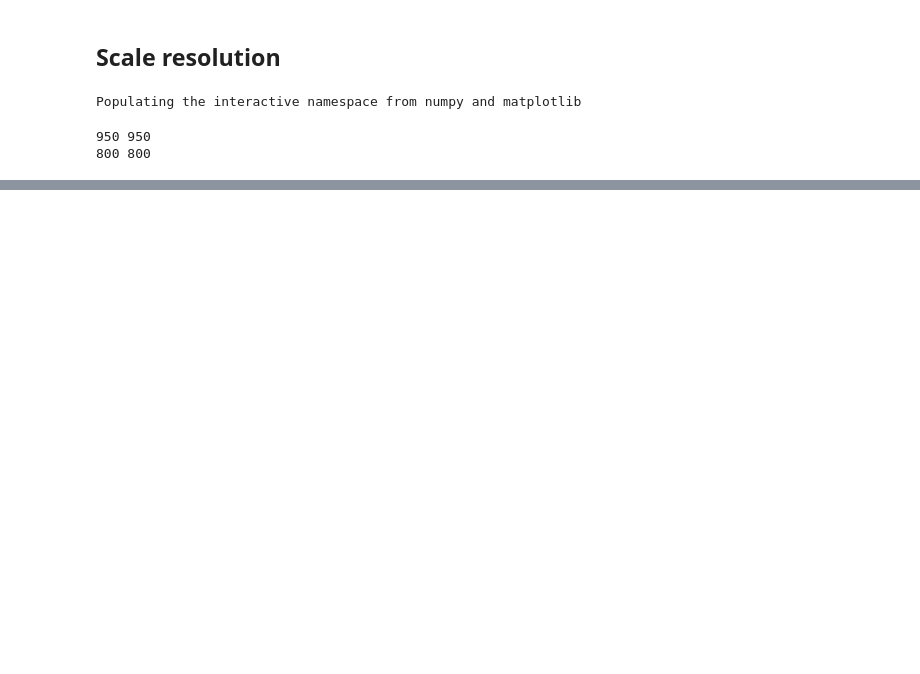
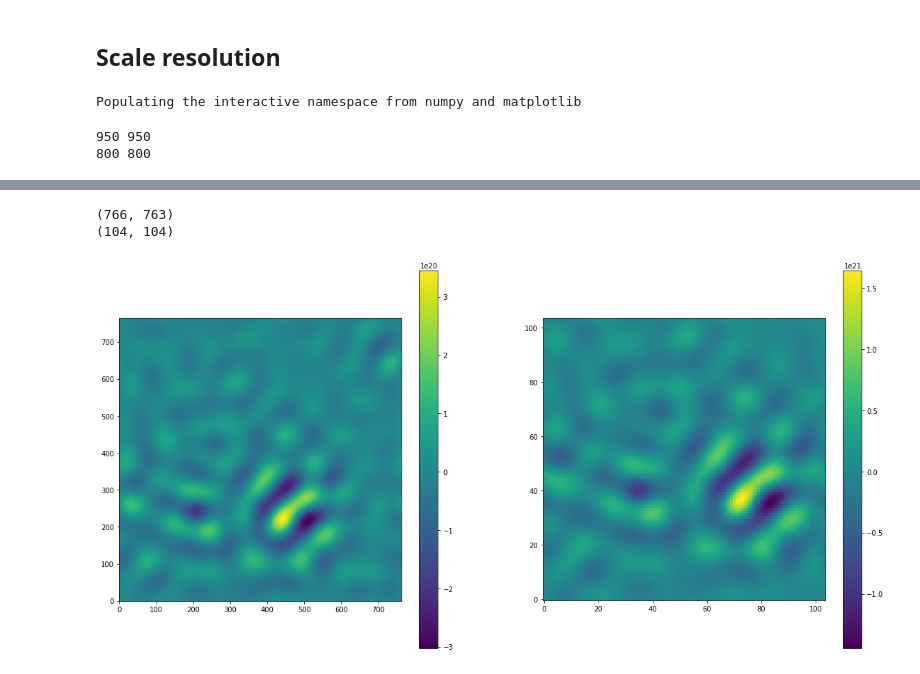
Before and after one commit to hoangducthuong/notebooks, a Jupyter notebook: scale_reso.ipynb, the cells around one changed output, grey strips where cells are left out. Cells and saved outputs as stored; diff of their text form; code cells hidden in the pictures; blank space fills up the shorter version.

```diff
--- a/scale_reso.ipynb
+++ b/scale_reso.ipynb
@@ -110,3 +133,26 @@ imshow(imPrec,origin='below')
+# %%
+imHrec = rescale(imHbin,wav_kH[scale],wtH[scale,:,:].shape,resoH)
+
+imPrec = rescale(imPbin,wav_kH[scale],wtP[scale,int(y0P):int(y1P),int(x0P):int(x1P)].shape,resoP)
+
+figure(figsize=(20,10))
+subplot(1,2,1)
+imshow(imHrec,origin='below')
+plt.colorbar()
+
+subplot(1,2,2)
+imshow(imPrec,origin='below')
+plt.colorbar()
+
+print imHrec.shape
+print imPrec.shape
+
+fits.writeto("/Users/robitaij/postdoc/Herschel/Gould Belt/analysis/wt_pola_hers_scl4.fits",wtH[scale,:,:].real,hdH,overwrite=True)
+fits.writeto("/Users/robitaij/postdoc/Herschel/Gould Belt/analysis/wt_pola_hers_rec_scl4.fits",imHrec,hdH,overwrite=True)
+# %% [output]
+(766, 763)
+(104, 104)
+[figure, added]
 # %%
 figure(figsize=(20,10))
 subplot(1,2,1)
```
Also changed, not shown: parts of 13 cells of this notebook, 9 other files.
